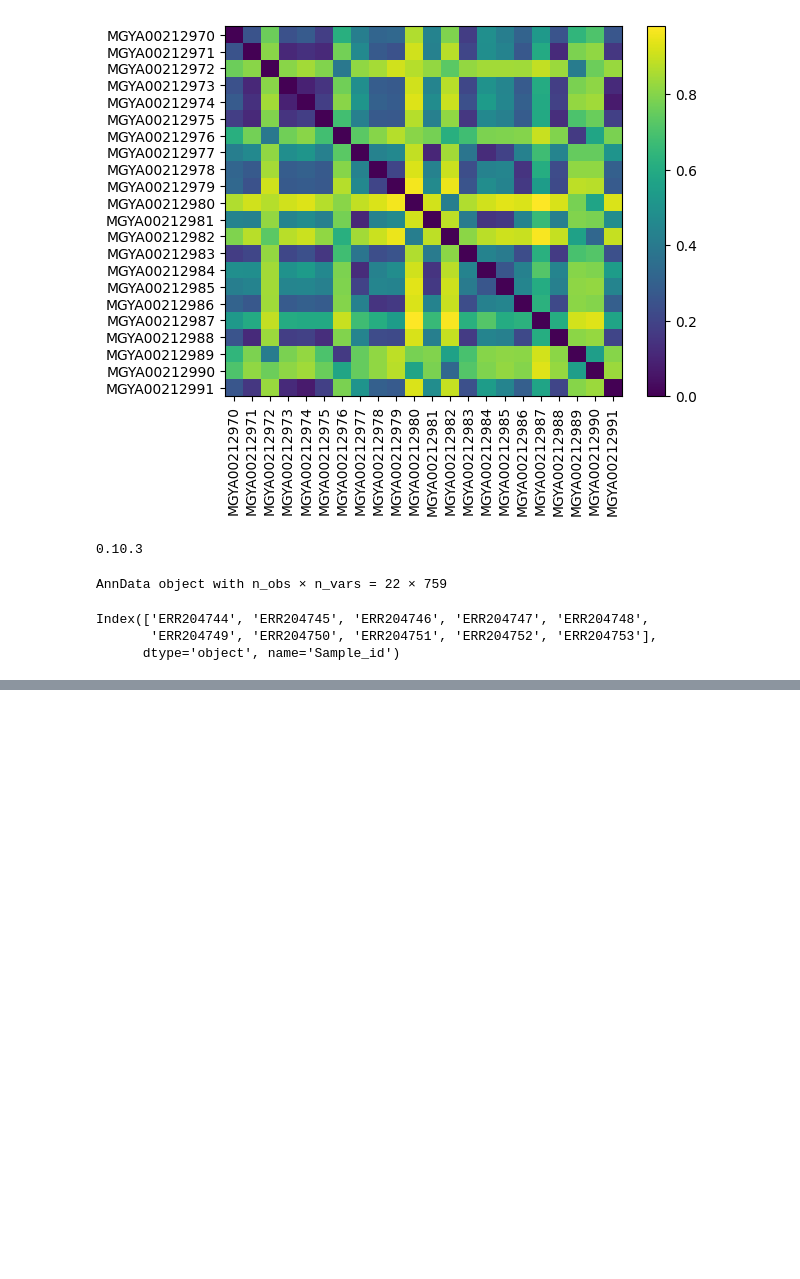
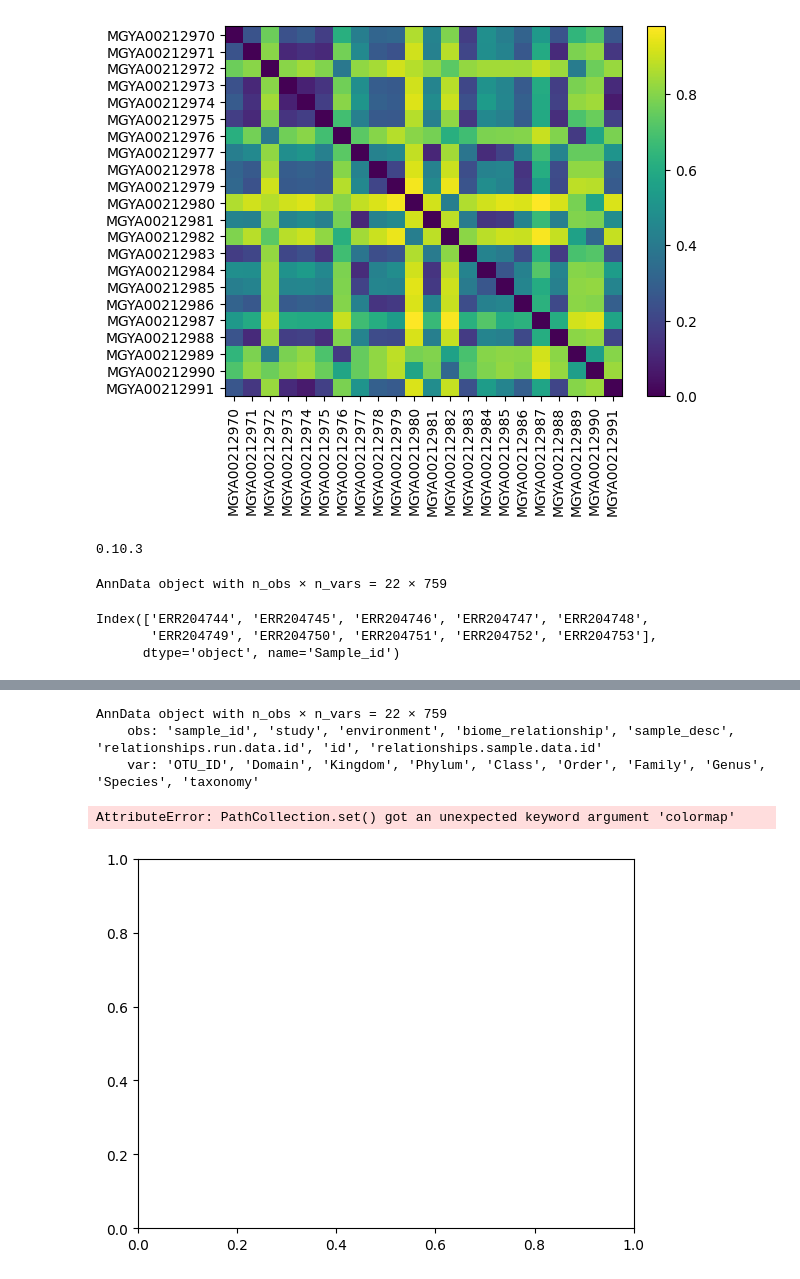
Before and after one commit to MDunitz/metagenomics, a Jupyter notebook: scripts/tutorial_test.ipynb, the cells around one changed output, grey strips where cells are left out. Saved outputs shown, nothing was run; the diff lists cells and outputs as text; code cells hidden in the pictures; blank space fills up the shorter version.

```diff
--- a/scripts/tutorial_test.ipynb
+++ b/scripts/tutorial_test.ipynb
@@ -152,3 +162,5 @@ analyses
+# %%
+sample_analysis_df = sub_sample_df.merge(sub_analysis_df, left_on="sample_id", right_on="relationships.sample.data.id")
 # %% [markdown]
 Get list of available analysis files
 # %%
@@ -255,5 +267,8 @@ print(adata.obs_names[:10])
 Index(['ERR204744', 'ERR204745', 'ERR204746', 'ERR204747', 'ERR204748',
        'ERR204749', 'ERR204750', 'ERR204751', 'ERR204752', 'ERR204753'],
       dtype='object', name='Sample_id')
+# %%
+adata.var_names = sample_by_otu_df.columns.get_level_values(1)
+adata.obs_names = sample_list
 # %%
-adata.obs.merge(sub_sample_df, left_on='Sample_id')
+adata.obs = adata.obs.merge(sample_analysis_df, left_on='Sample_id', right_on="relationships.run.data.id")
@@ -305,0 +275,2 @@ analyses_df
+# %%
+adata.var = adata.var.merge(otu_df, left_on="OTU_ID", right_on="OTU_ID")
@@ -305,0 +279,6 @@ analyses_df
+# %%
+adata
+# %% [output]
+AnnData object with n_obs × n_vars = 22 × 759
+    obs: 'sample_id', 'study', 'environment', 'biome_relationship', 'sample_desc', 'relationships.run.data.id', 'id', 'relationships.sample.data.id'
+    var: 'OTU_ID', 'Domain', 'Kingdom', 'Phylum', 'Class', 'Order', 'Family', 'Genus', 'Species', 'taxonomy'
@@ -305,0 +287,5 @@ analyses_df
+# %%
+sc.pl.pca(adata, colormap='viridis')
+# %% [output]
+AttributeError: PathCollection.set() got an unexpected keyword argument 'colormap'
+[figure, added]
```
Also changed, not shown: parts of 20 cells of this notebook, 8 other files.
